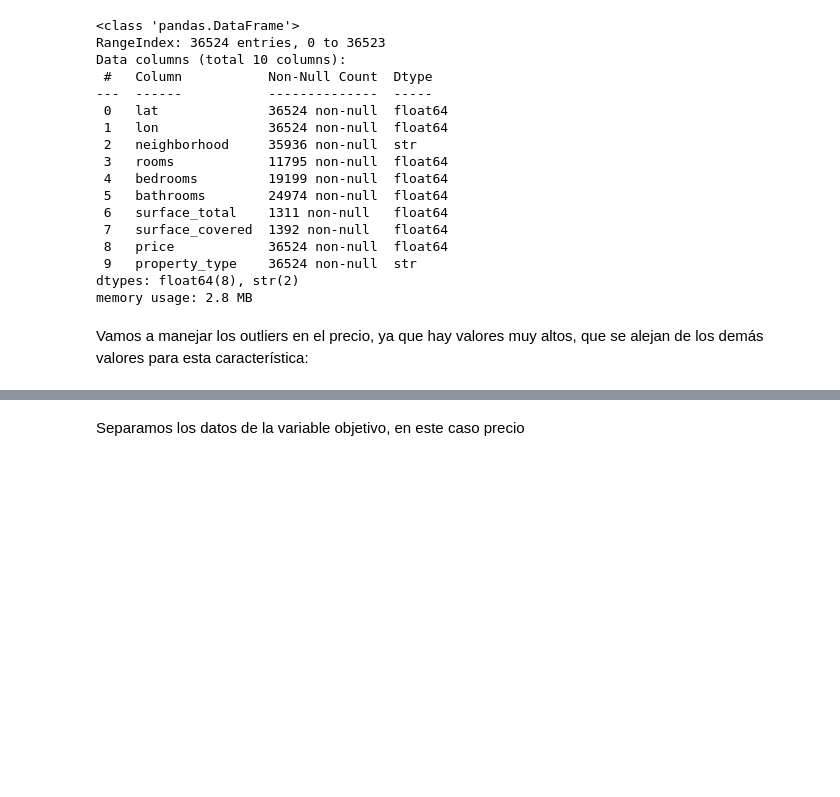
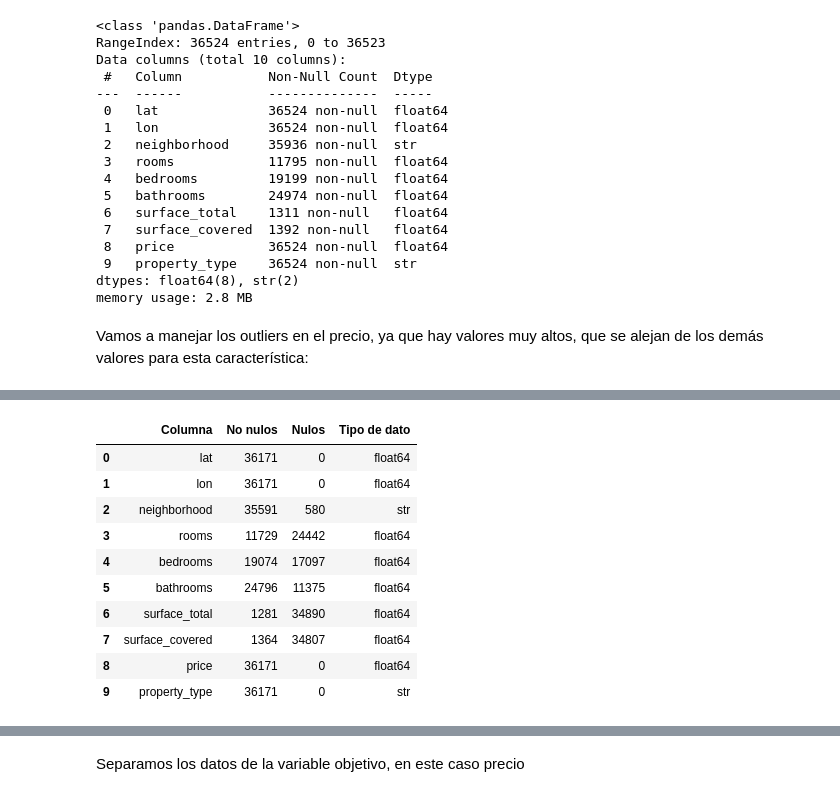
Before and after one commit to evinracher/3008338-geospatial-analysis, a Jupyter notebook: project/house-price-medellin.ipynb, the cells around one changed output, grey strips where cells are left out. Cells and saved outputs as stored; diff of their text form; code cells hidden in the pictures; blank space fills up the shorter version.

```diff
--- a/project/house-price-medellin.ipynb
+++ b/project/house-price-medellin.ipynb
@@ -479,3 +498,24 @@ df_medellin_clean = df_medellin_clean[df_medellin_clean["price"] <= q99].copy()
+# %%
+info_df = pd.DataFrame({
+    "Columna": df_medellin_clean.columns,
+    "No nulos": df_medellin_clean.notnull().sum().values,
+    "Nulos": df_medellin_clean.isnull().sum().values,
+    "Tipo de dato": df_medellin_clean.dtypes.values
+})
+
+info_df
+# %% [output]
+|  | Columna | No nulos | Nulos | Tipo de dato |
+| 0 | lat | 36171 | 0 | float64 |
+| 1 | lon | 36171 | 0 | float64 |
+| 2 | neighborhood | 35591 | 580 | str |
+| 3 | rooms | 11729 | 24442 | float64 |
+| 4 | bedrooms | 19074 | 17097 | float64 |
+| 5 | bathrooms | 24796 | 11375 | float64 |
+| 6 | surface_total | 1281 | 34890 | float64 |
+| 7 | surface_covered | 1364 | 34807 | float64 |
+| 8 | price | 36171 | 0 | float64 |
+| 9 | property_type | 36171 | 0 | str |
 # %%
 df_medellin_clean.info()
 # %% [output]
```
Also changed, not shown: parts of 33 cells of this notebook, 1 other file.
